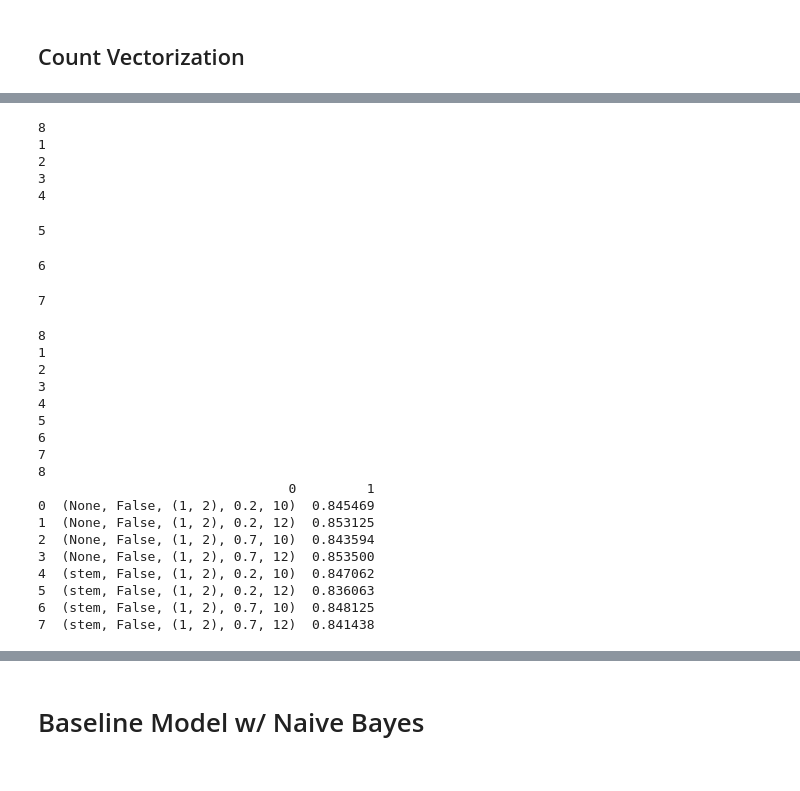
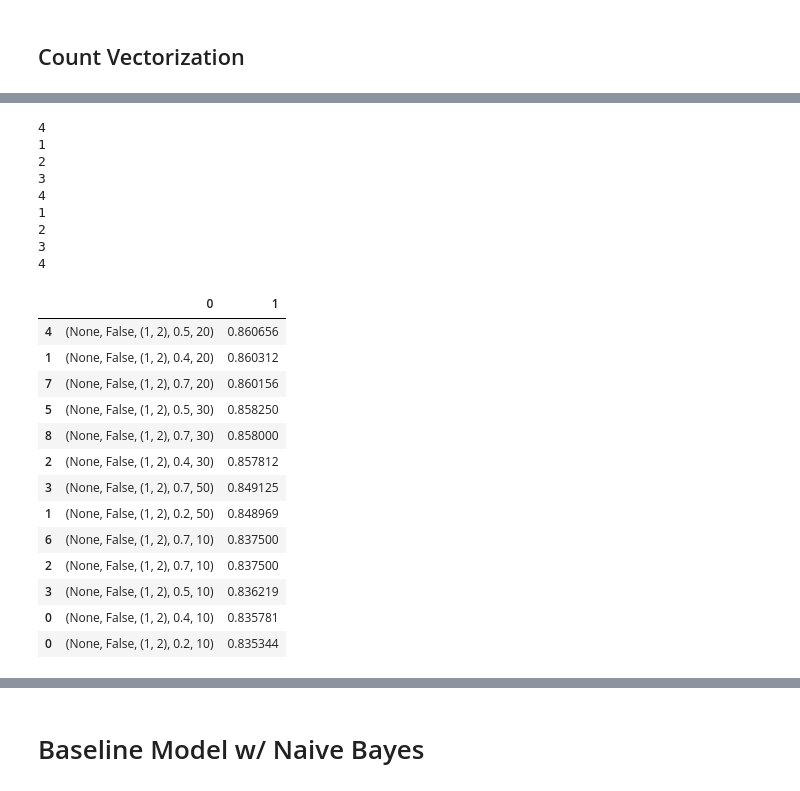
Before and after one commit to morganFitzg/movie-review-sentiment-analysis, a Jupyter notebook: project_nb3.ipynb, the cells around one changed output, grey strips where cells are left out. Drawn from its saved outputs; the diff is of its cells as text; code cells hidden in the pictures.

```diff
--- a/project_nb3.ipynb
+++ b/project_nb3.ipynb
@@ -627,0 +573,14 @@ count_results
+# %%
+order=['stemming','spell_check','n_grams','max_df','chi_percent','max_feat']
+
+params_lists=[[None],
+      [False],
+      [(1,2)],
+      [.4,.5,.7],
+      [10,20,30]]
+
+nb=GaussianNB()
+
+result_df=pipeline_nlp(nb,'tfidf',X_train,y_train,params_lists)
+count_results=result_df
+count_results
@@ -628,41 +617,40 @@ count_results
+# %%
+idf_results=count_results
 # %%
 order=['stemming','spell_check','n_grams','max_df','chi_percent','max_feat']
 
-params_lists=[[None,'stem'],
+params_lists=[[None],
       [False],
       [(1,2)],
       [.2,.7],
-      [10,12]]
+      [10,50]]
 
 nb=GaussianNB()
 
-result_df=pipeline_nlp(nb,'count',X_train,y_train,params_lists)
-print(result_df)
-count_results=pd.concat([count_results,result_df]).sort_values(by=1,ascending=False)
+result_df=pipeline_nlp(nb,'tfidf',X_train,y_train,params_lists)
+idf_results=pd.concat([idf_results,result_df]).sort_values(by=1,ascending=False)
+idf_results
 # %% [output]
-8
+4
 1
 2
 3
 4
+1
+2
+3
+4
-5
-6
-7
-8
-1
-2
-3
-4
-5
-6
-7
-8
-                                0         1
-0  (None, False, (1, 2), 0.2, 10)  0.845469
-1  (None, False, (1, 2), 0.2, 12)  0.853125
-2  (None, False, (1, 2), 0.7, 10)  0.843594
-3  (None, False, (1, 2), 0.7, 12)  0.853500
-4  (stem, False, (1, 2), 0.2, 10)  0.847062
-5  (stem, False, (1, 2), 0.2, 12)  0.836063
-6  (stem, False, (1, 2), 0.7, 10)  0.848125
-7  (stem, False, (1, 2), 0.7, 12)  0.841438
+|  | 0 | 1 |
+| 4 | (None, False, (1, 2), 0.5, 20) | 0.860656 |
+| 1 | (None, False, (1, 2), 0.4, 20) | 0.860312 |
+| 7 | (None, False, (1, 2), 0.7, 20) | 0.860156 |
+| 5 | (None, False, (1, 2), 0.5, 30) | 0.858250 |
+| 8 | (None, False, (1, 2), 0.7, 30) | 0.858000 |
+| 2 | (None, False, (1, 2), 0.4, 30) | 0.857812 |
+| 3 | (None, False, (1, 2), 0.7, 50) | 0.849125 |
+| 1 | (None, False, (1, 2), 0.2, 50) | 0.848969 |
+| 6 | (None, False, (1, 2), 0.7, 10) | 0.837500 |
+| 2 | (None, False, (1, 2), 0.7, 10) | 0.837500 |
+| 3 | (None, False, (1, 2), 0.5, 10) | 0.836219 |
+| 0 | (None, False, (1, 2), 0.4, 10) | 0.835781 |
+| 0 | (None, False, (1, 2), 0.2, 10) | 0.835344 |
```
Also changed, not shown: parts of 39 cells of this notebook.
